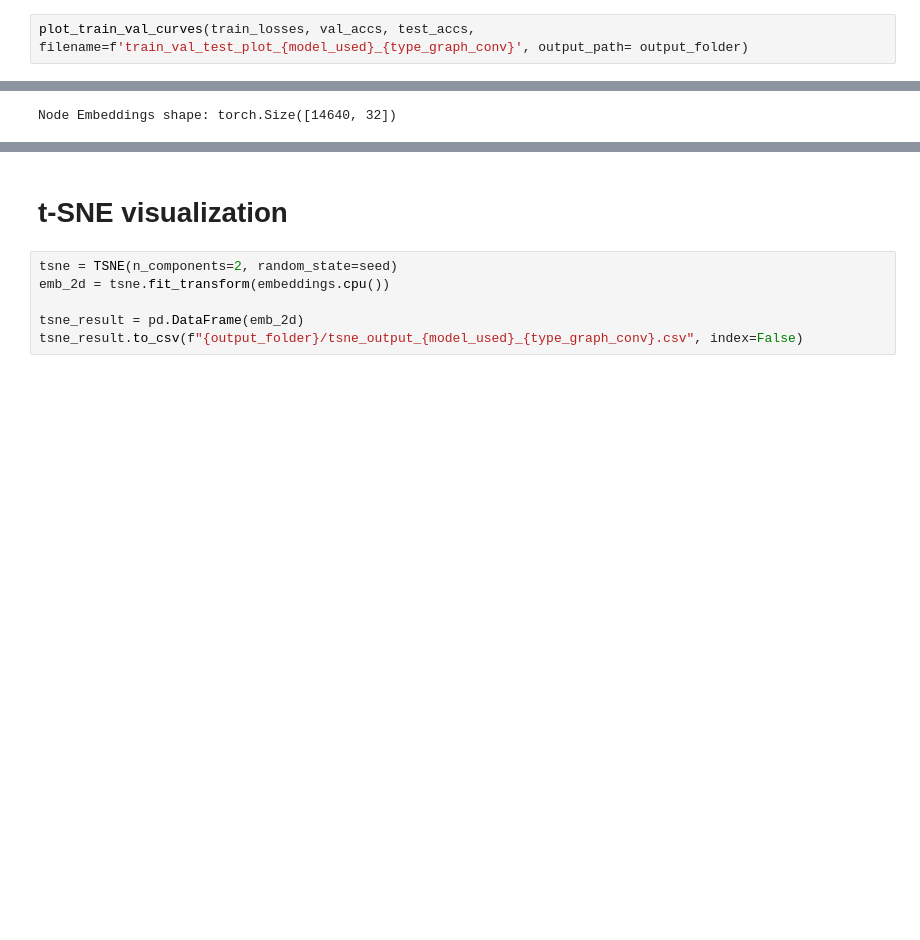
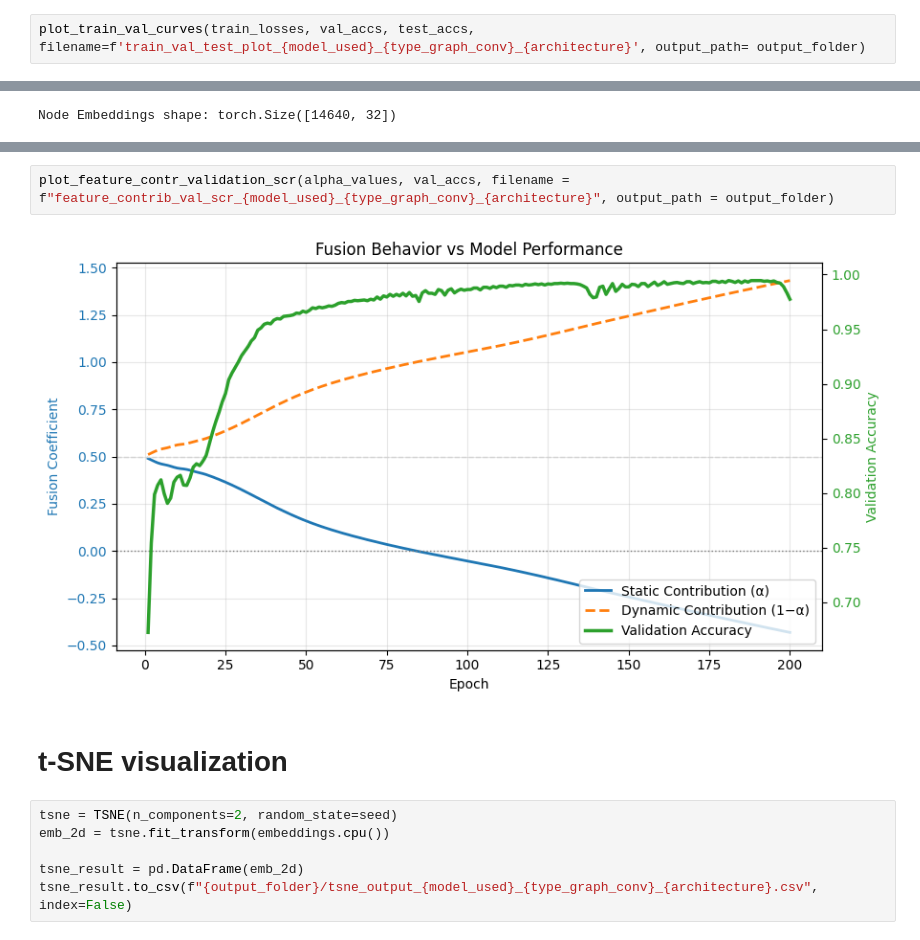
Before and after one commit to Waqar351/multi_model_data_fusion, a Jupyter notebook: M1.ipynb, the cells around one changed output, grey strips where cells are left out. Saved outputs shown, nothing was run; the diff lists cells and outputs as text; blank space fills up the shorter version.

```diff
--- a/M1.ipynb
+++ b/M1.ipynb
@@ -192,3 +201,3 @@ Epoch 200 | Loss: 0.3137 | Train: 0.854 | Val: 0.852 | Test: 0.851 | Alpha: -0.4
 # %%
-plot_train_val_curves(train_losses, val_accs, test_accs, filename=f'train_val_test_plot_{model_used}_{type_graph_conv}', output_path= output_folder)
+plot_train_val_curves(train_losses, val_accs, test_accs, filename=f'train_val_test_plot_{model_used}_{type_graph_conv}_{architecture}', output_path= output_folder)
 # %% [output]
@@ -250,3 +245,7 @@ Node Embeddings shape: torch.Size([14640, 32])
+# %%
+plot_feature_contr_validation_scr(alpha_values, val_accs, filename = f"feature_contrib_val_scr_{model_used}_{type_graph_conv}_{architecture}", output_path = output_folder)
+# %% [output]
+[figure, added]
 # %% [markdown]
 # t-SNE visualization
 # %%
@@ -254,5 +253,5 @@ tsne = TSNE(n_components=2, random_state=seed)
 emb_2d = tsne.fit_transform(embeddings.cpu())
 
 tsne_result = pd.DataFrame(emb_2d)
-tsne_result.to_csv(f"{output_folder}/tsne_output_{model_used}_{type_graph_conv}.csv", index=False)
+tsne_result.to_csv(f"{output_folder}/tsne_output_{model_used}_{type_graph_conv}_{architecture}.csv", index=False)
 # %%
```
Also changed, not shown: parts of 12 cells of this notebook, 1 other file.
